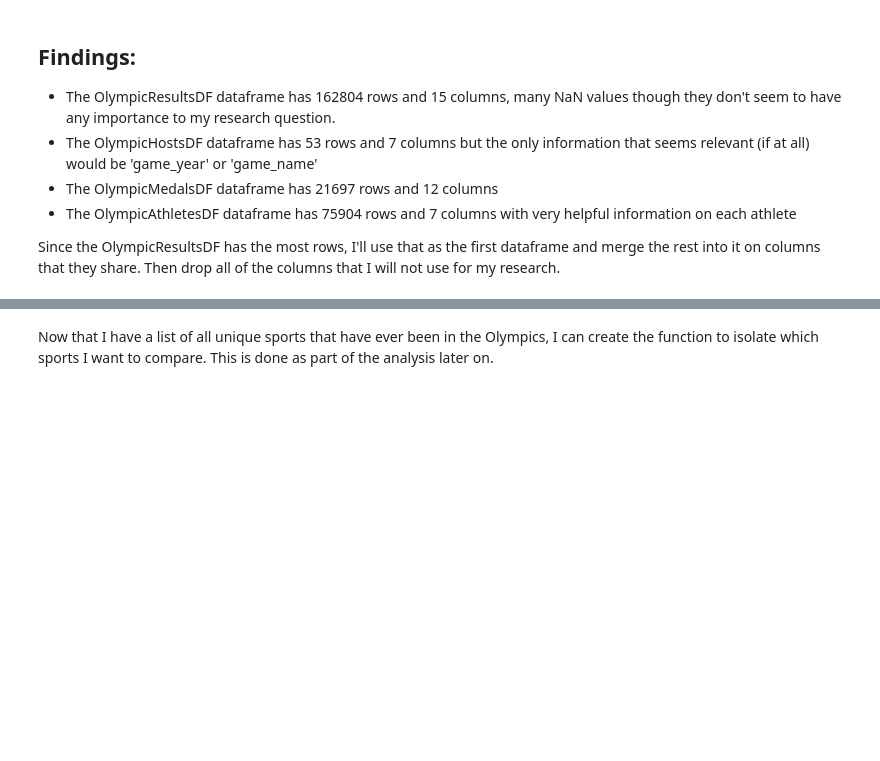
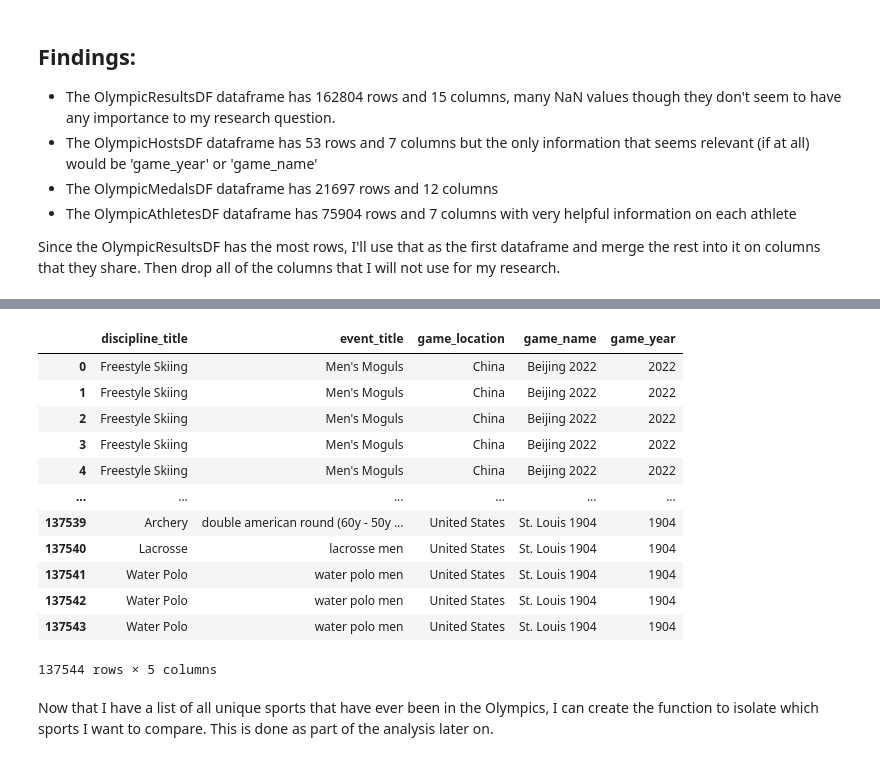
Before and after one commit to ubco-W2022T2-data301/project-group-group17, a Jupyter notebook: analysis/notebooks/analysis_dylan.ipynb, the cells around one changed output, grey strips where cells are left out. Saved outputs shown, nothing was run; the diff lists cells and outputs as text; code cells hidden in the pictures; blank space fills up the shorter version.

```diff
--- a/analysis/notebooks/analysis_dylan.ipynb
+++ b/analysis/notebooks/analysis_dylan.ipynb
@@ -152,3 +150,19 @@ array(['Curling', 'Freestyle Skiing', 'Short Track Speed Skating',
+# %%
+Research1_df_merged_filtered
+# %% [output]
+|  | discipline_title | event_title | game_location | game_name | game_year |
+| 0 | Freestyle Skiing | Men's Moguls | China | Beijing 2022 | 2022 |
+| 1 | Freestyle Skiing | Men's Moguls | China | Beijing 2022 | 2022 |
+| 2 | Freestyle Skiing | Men's Moguls | China | Beijing 2022 | 2022 |
+| 3 | Freestyle Skiing | Men's Moguls | China | Beijing 2022 | 2022 |
+| 4 | Freestyle Skiing | Men's Moguls | China | Beijing 2022 | 2022 |
+| ... | ... | ... | ... | ... | ... |
+| 137539 | Archery | double american round (60y - 50y ... | United States | St. Louis 1904 | 1904 |
+| 137540 | Lacrosse | lacrosse men | United States | St. Louis 1904 | 1904 |
+| 137541 | Water Polo | water polo men | United States | St. Louis 1904 | 1904 |
+| 137542 | Water Polo | water polo men | United States | St. Louis 1904 | 1904 |
+| 137543 | Water Polo | water polo men | United States | St. Louis 1904 | 1904 |
+137544 rows × 5 columns
 # %% [markdown]
 Now that I have a list of all unique sports that have ever been in the Olympics, I can create the function to isolate which sports I want to compare. This is done as part of the analysis later on.
 # %% [markdown]
```
Also changed, not shown: parts of 11 cells of this notebook.
